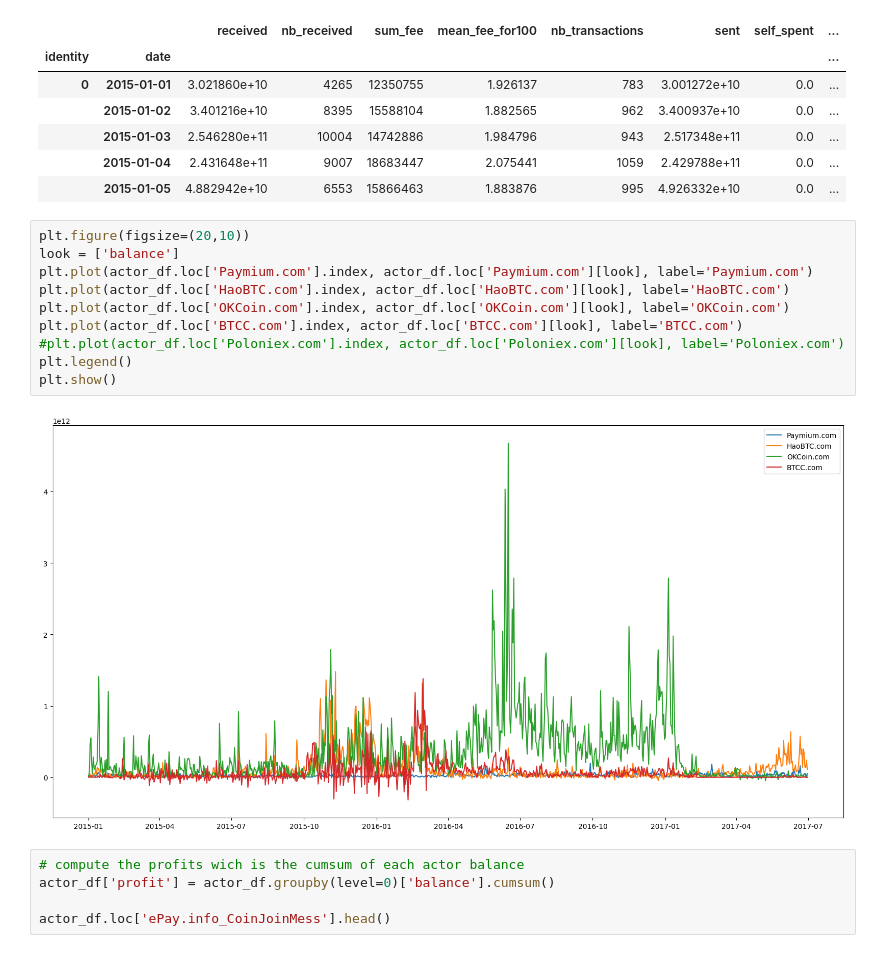
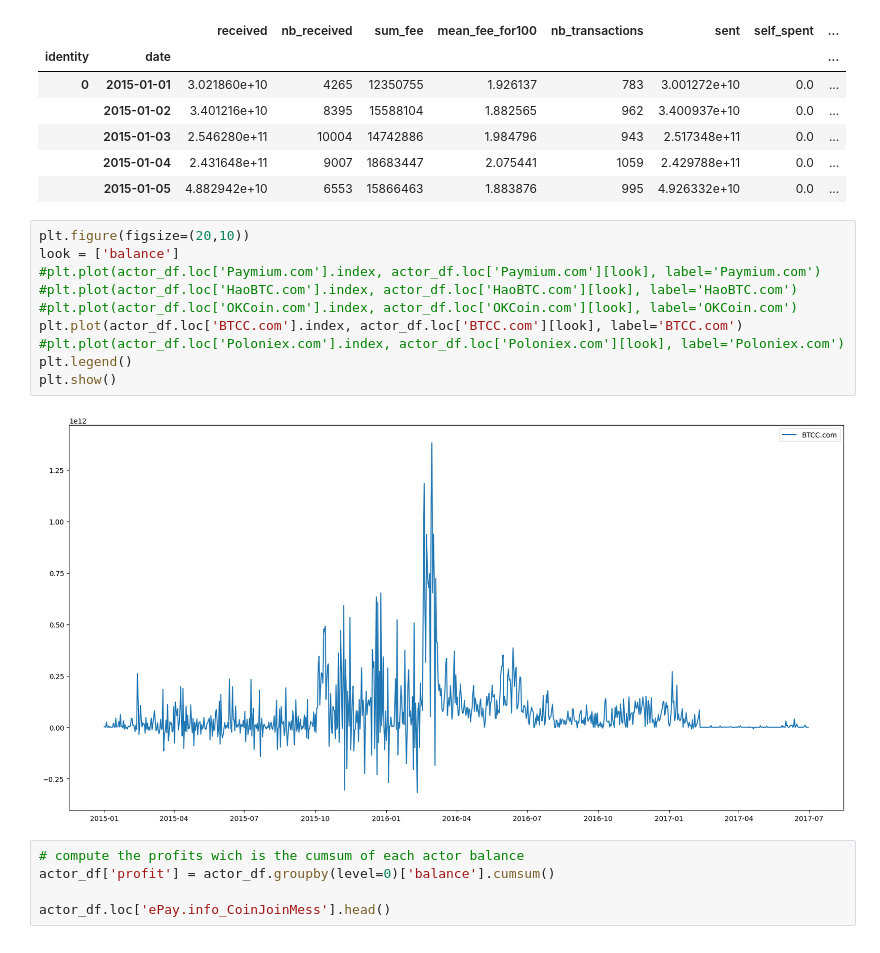
Before and after one commit to Coartix/BigDataDefiEGC, a Jupyter notebook: profit_analysis.ipynb, the cells around one changed output. Drawn from its saved outputs; the diff is of its cells as text.

```diff
--- a/profit_analysis.ipynb
+++ b/profit_analysis.ipynb
@@ -94,15 +96,15 @@ actor_df.head()
 # %%
 plt.figure(figsize=(20,10))
 look = ['balance']
-plt.plot(actor_df.loc['Paymium.com'].index, actor_df.loc['Paymium.com'][look], label='Paymium.com')
-plt.plot(actor_df.loc['HaoBTC.com'].index, actor_df.loc['HaoBTC.com'][look], label='HaoBTC.com')
-plt.plot(actor_df.loc['OKCoin.com'].index, actor_df.loc['OKCoin.com'][look], label='OKCoin.com')
+#plt.plot(actor_df.loc['Paymium.com'].index, actor_df.loc['Paymium.com'][look], label='Paymium.com')
+#plt.plot(actor_df.loc['HaoBTC.com'].index, actor_df.loc['HaoBTC.com'][look], label='HaoBTC.com')
+#plt.plot(actor_df.loc['OKCoin.com'].index, actor_df.loc['OKCoin.com'][look], label='OKCoin.com')
 plt.plot(actor_df.loc['BTCC.com'].index, actor_df.loc['BTCC.com'][look], label='BTCC.com')
 #plt.plot(actor_df.loc['Poloniex.com'].index, actor_df.loc['Poloniex.com'][look], label='Poloniex.com')
 plt.legend()
 plt.show()
 # %% [output]
-[figure, old version]
+[figure, new version]
 # %%
 # compute the profits wich is the cumsum of each actor balance
 actor_df['profit'] = actor_df.groupby(level=0)['balance'].cumsum()
```
Also changed, not shown: parts of 16 cells of this notebook, 1 other file.
